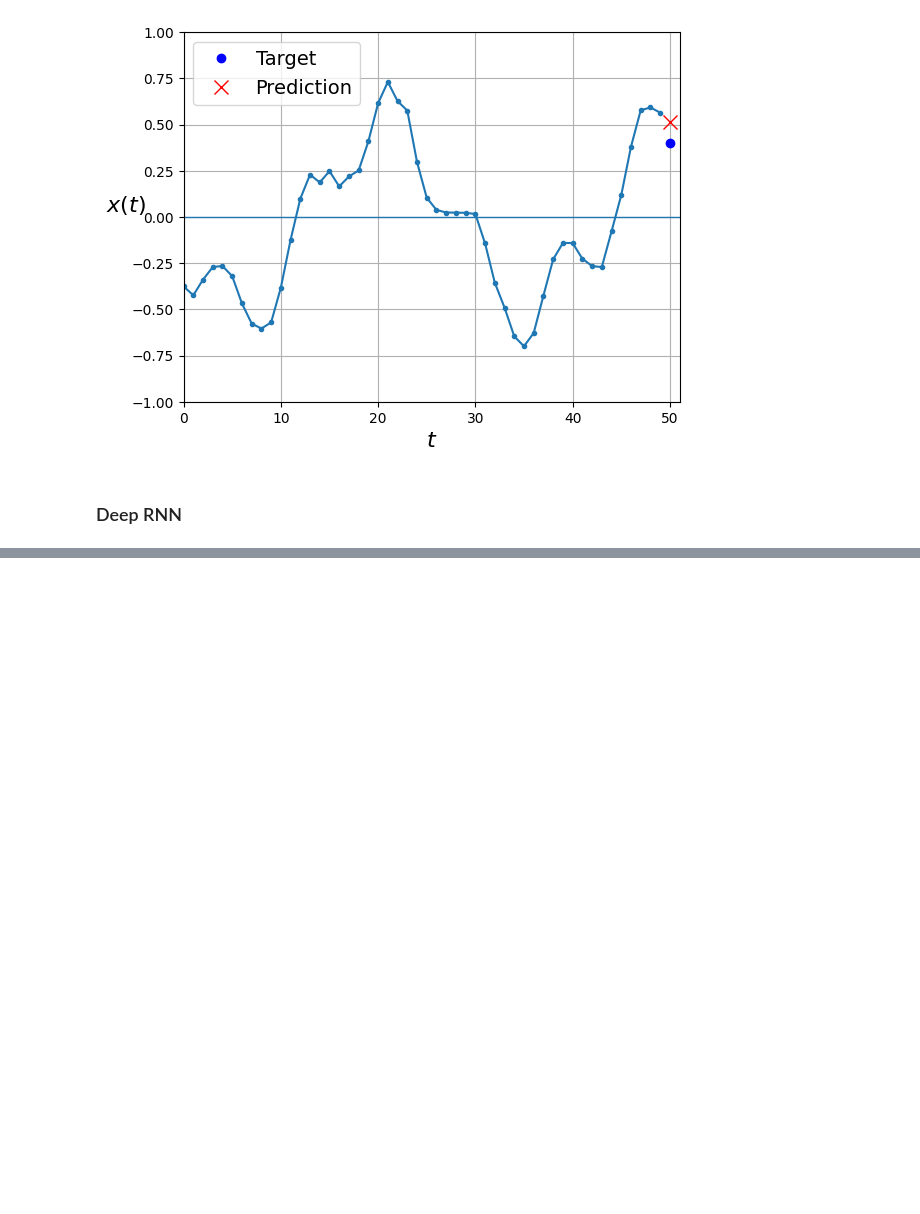
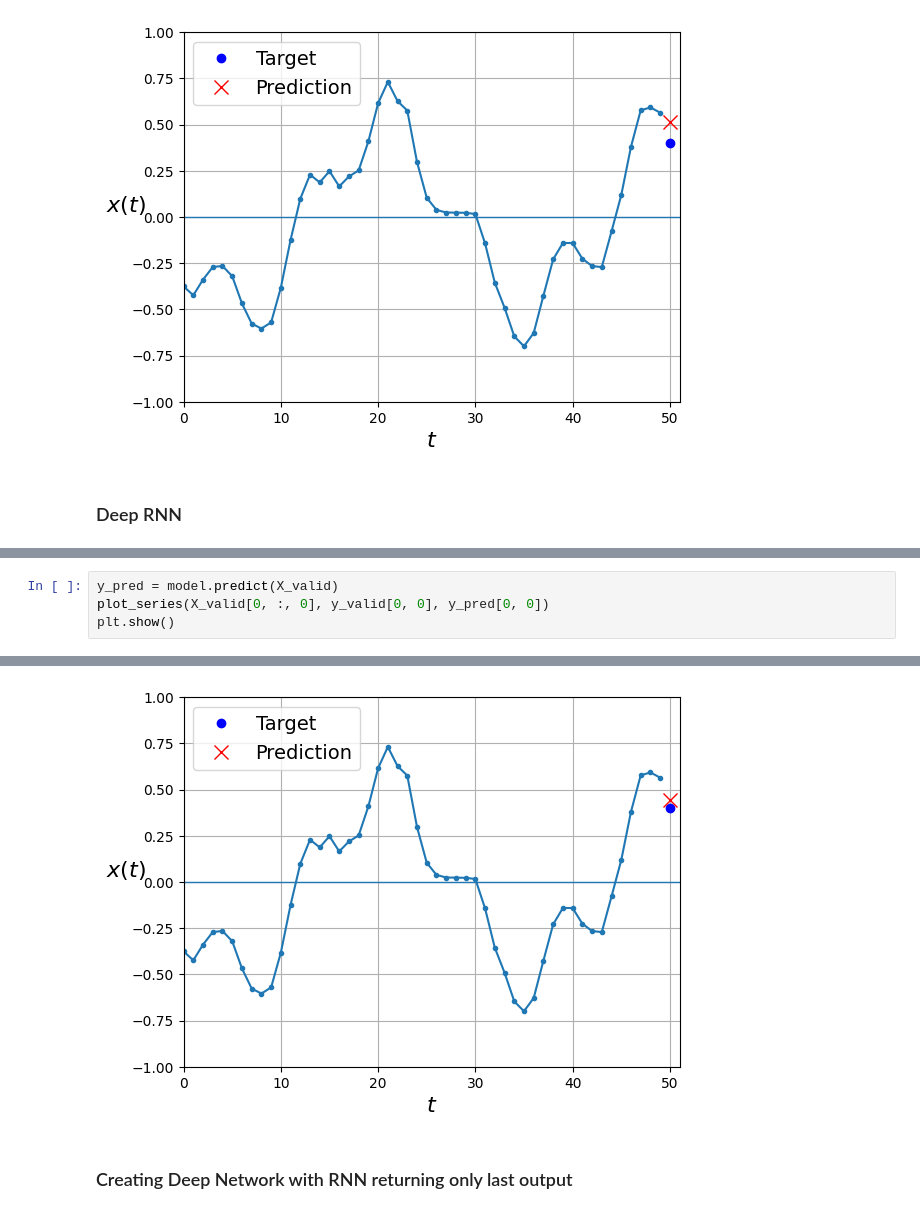
Before and after one commit to rohit-abhishek/Training_Repo, a Jupyter notebook: hands-on-ml/SELF/Chapter 15 - Processing Sequence using RNN and CNN.ipynb, the cells around one changed output, grey strips where cells are left out. Saved outputs shown, nothing was run; the diff lists cells and outputs as text; blank space fills up the shorter version.

```diff
--- a/hands-on-ml/SELF/Chapter 15 - Processing Sequence using RNN and CNN.ipynb
+++ b/hands-on-ml/SELF/Chapter 15 - Processing Sequence using RNN and CNN.ipynb
@@ -235,0 +246,5 @@ Epoch 20/20
+# %%
+y_pred = model.predict(X_valid)
+plot_series(X_valid[0, :, 0], y_valid[0, 0], y_pred[0, 0])
+plt.show()
+# %% [output]
@@ -235,0 +252,3 @@ Epoch 20/20
+[figure, added]
+# %% [markdown]
+### Creating Deep Network with RNN returning only last output
```
Also changed, not shown: parts of 20 cells of this notebook.
